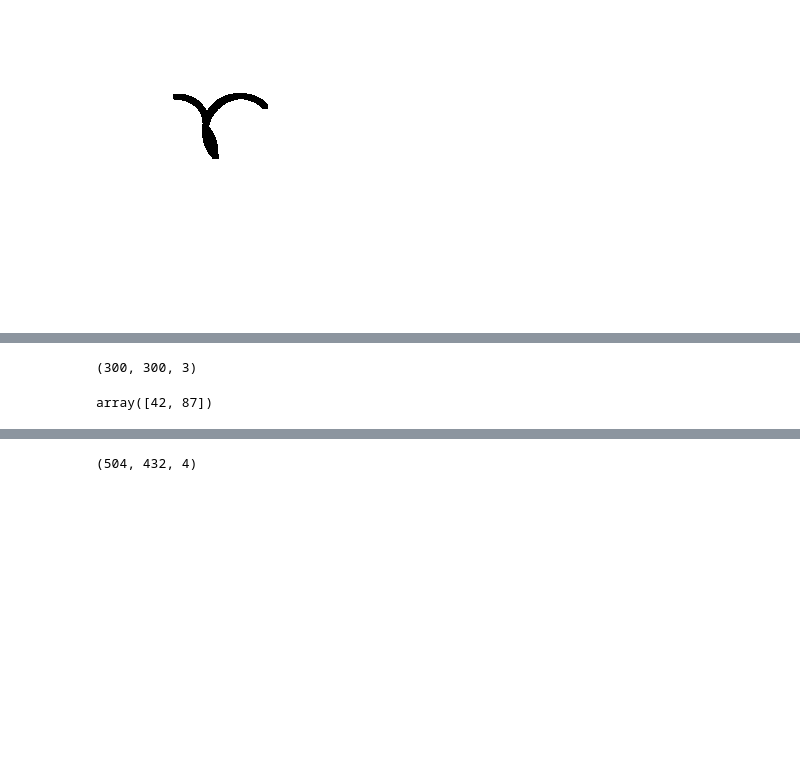
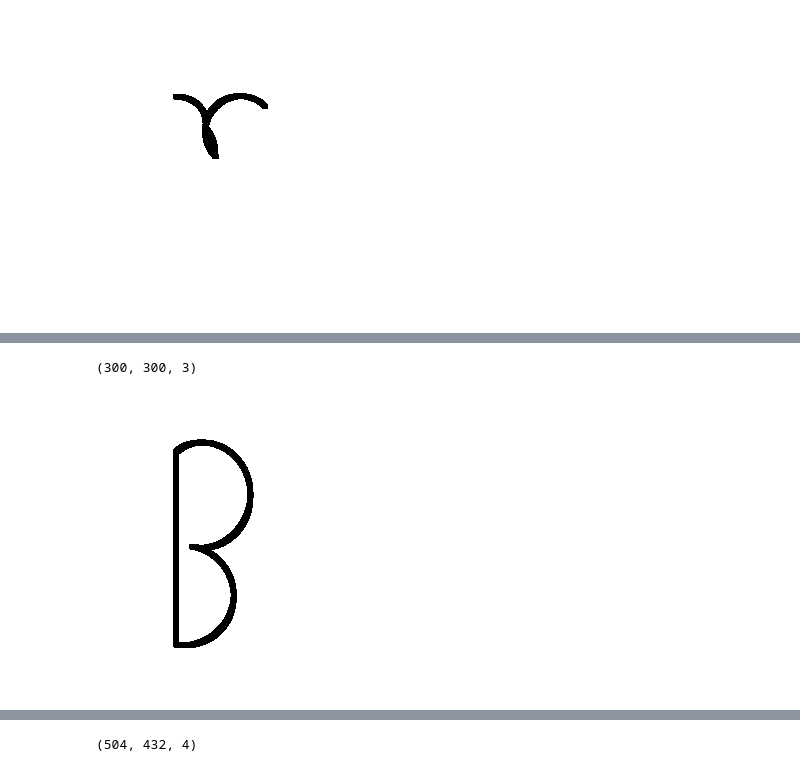
Before and after one commit to Razagaza/fomular_recognition, a Jupyter notebook: Character_generation.ipynb, the cells around one changed output, grey strips where cells are left out. Saved outputs shown, nothing was run; the diff lists cells and outputs as text; code cells hidden in the pictures; blank space fills up the shorter version.

```diff
--- a/Character_generation.ipynb
+++ b/Character_generation.ipynb
@@ -149,26 +90,25 @@ array([144, 100])
 # %%
-B= photoshop(np.ones((300, 300, 3), dtype= np.uint8)*255)
+B= Drawing()
 
 start1= np.array((np.random.randint(40, 60), np.random.randint(80, 100))).flatten()
 end1= np.array((np.random.randint(250, 280), np.random.randint(80, 110))).flatten()
 B.line(start1, end1, marksize=5)
 
 start2= np.array((np.random.randint(start[0]-15, start[0]+15), np.random.randint(start[1]-15, start[1]+15))).flatten()
 end2= np.array((np.random.randint(145, 170), np.random.randint(80, 100))).flatten()
 middle2= np.array((np.random.randint(70, 80), np.random.randint(130, 160))).flatten()
 
 B.arc(start1, middle2, end2,  marksize=5)
 
 # start= np.array((np.random.randint(end[0]-5, end[0]+5), np.random.randint(end[1]-5, end[1]+5))).flatten()
 
 # end3= np.array((np.random.randint(250, 280), np.random.randint(80, 110))).flatten()
 middle3= np.array((np.random.randint(210, 230), np.random.randint(130, 160))).flatten()
 
 B.arc(end2, middle3, end1, marksize=5)
 
-im.fromarray(B.imag)
-start1
+B.show()
 # %% [output]
 (300, 300, 3)
-array([42, 87])
+[figure, added]
 # %%
```
Also changed, not shown: parts of 9 cells of this notebook.
